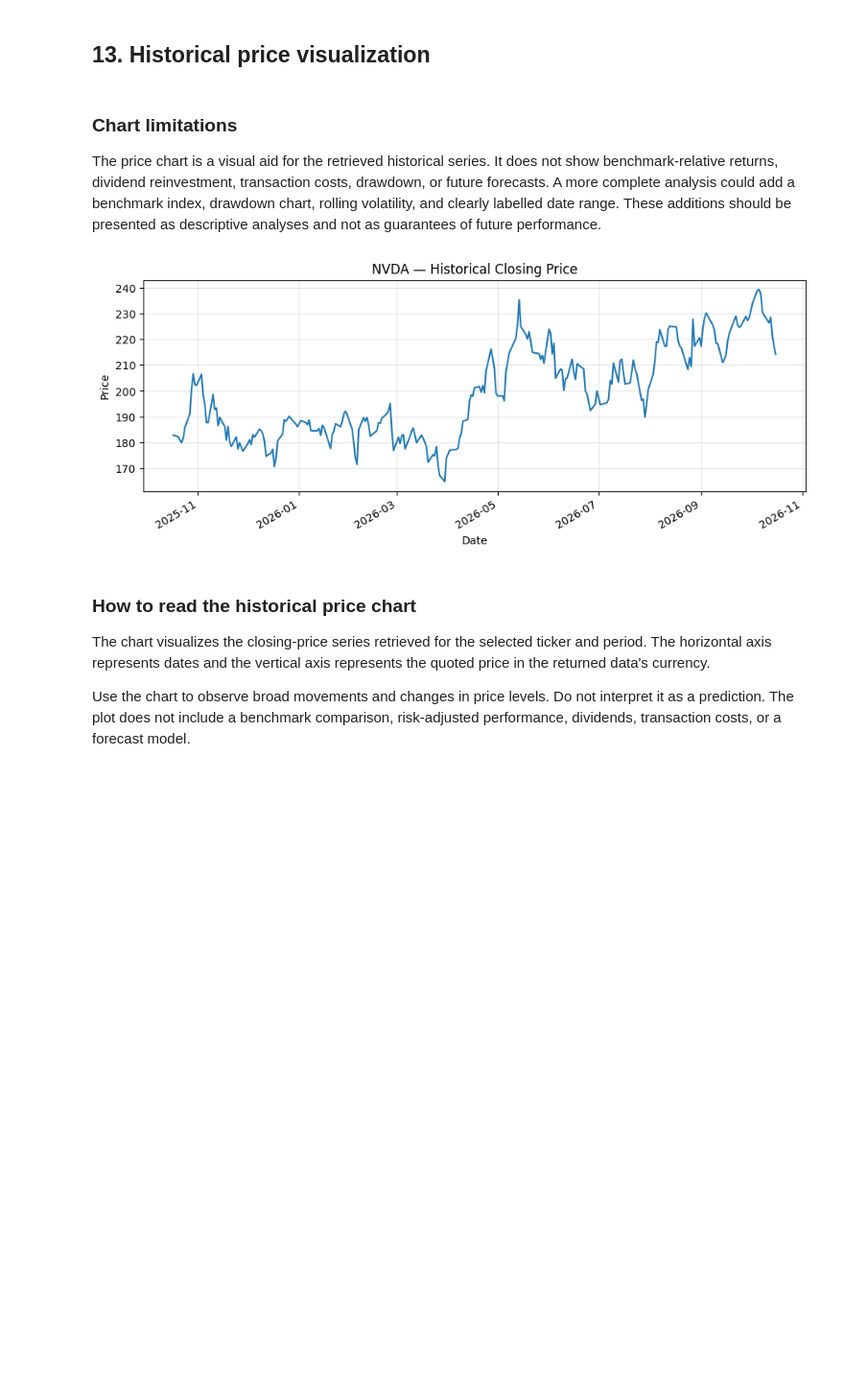
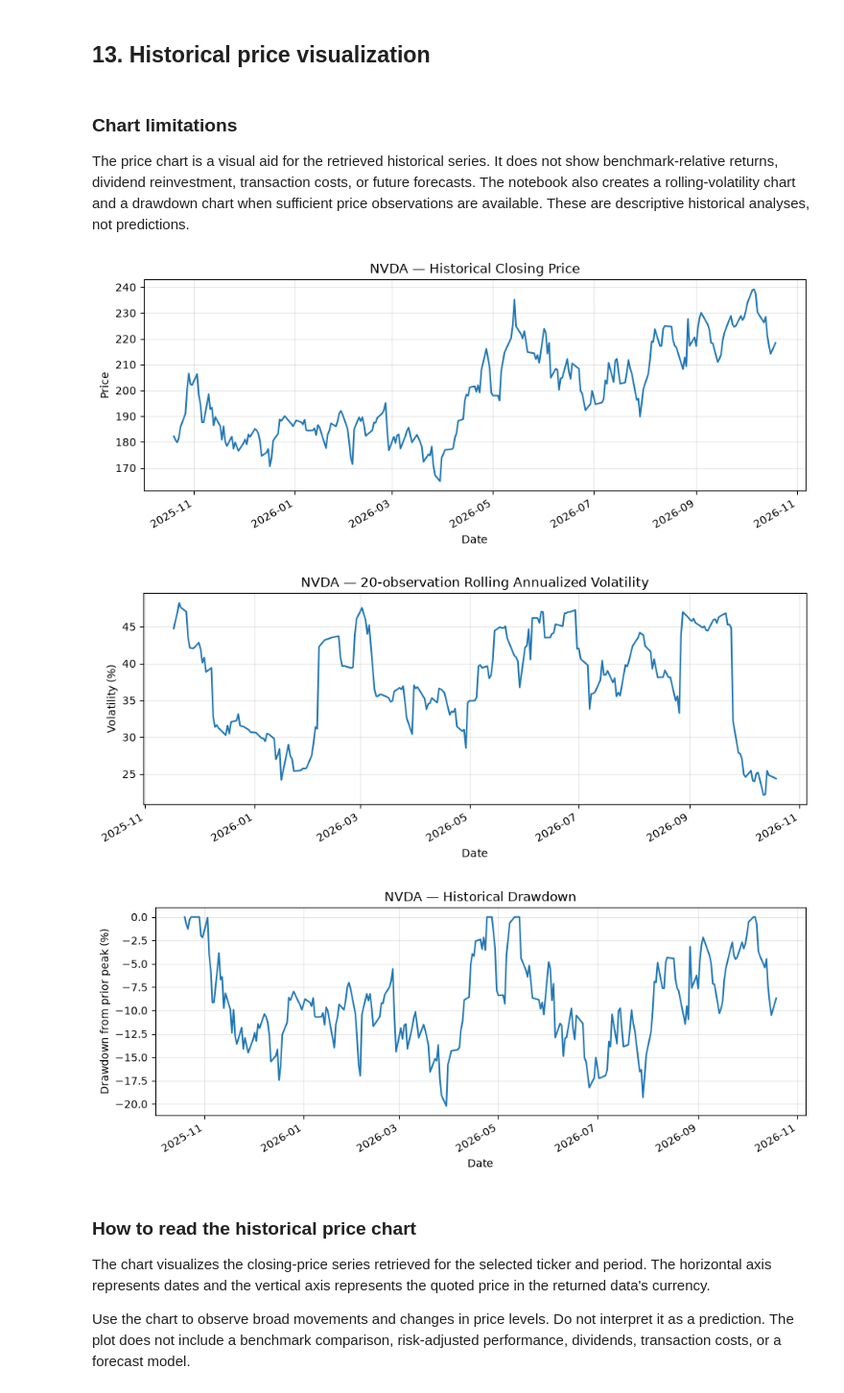
Before and after one commit to vishwakarmaamit1/aai-520-nlp_and_gen_ai_final_project, a Jupyter notebook: AAI_520_Multi_Agent_Investment_Research.ipynb, the cells around one changed output. Shown at 96% size. Drawn from its saved outputs; the diff is of its cells as text; code cells hidden in the pictures; blank space fills up the shorter version.

Commit message:
Refactor the code for Self-reflection, Learning across runs, Evaluator–optimizer, Relevant visualizations and Successful execution and testing

```diff
--- a/AAI_520_Multi_Agent_Investment_Research.ipynb
+++ b/AAI_520_Multi_Agent_Investment_Research.ipynb
@@ -132,15 +119,22 @@ This is a lightweight self-review and memory mechanism. The system does not upda
 # %%
 class PlannerAgent:
-    def plan(self, symbol):
+    """Create a baseline plan and add a recovery task when prior memory suggests it."""
+    def plan(self, symbol, prior_memory=None):
         symbol = symbol.strip().upper()
         if not re.fullmatch(r"[A-Z0-9.^=_-]{1,20}", symbol):
             raise ValueError("Invalid ticker symbol")
-        return [
+        plan = [
             {"step": 1, "specialist": "market", "tool": "history", "purpose": "Analyze historical price and returns"},
             {"step": 2, "specialist": "financial", "tool": "company_info", "purpose": "Retrieve company profile and key metrics"},
             {"step": 3, "specialist": "financial", "tool": "statements", "purpose": "Check financial statements"},
             {"step": 4, "specialist": "news", "tool": "news", "purpose": "Process recent news headlines"},
         ]
+        # Cross-run adaptation: previous news gaps trigger a planned second retrieval attempt.
+        prior_memory = prior_memory or []
+        if prior_memory and (prior_memory[-1].get("news_count", 0) == 0 or prior_memory[-1].get("tool_error_count", 0) > 0):
+            plan.append({"step": 5, "specialist": "news", "tool": "news",
+                         "purpose": "Recovery retrieval informed by a previous news gap or tool error"})
+        return plan
 
 planner = PlannerAgent()
 pd.DataFrame(planner.plan(SYMBOL))
@@ -589,20 +695,34 @@ The evaluator reported **8.3/10** because five of its six structural checks pass
 # %% [markdown]
 ### Chart limitations
 
-The price chart is a visual aid for the retrieved historical series. It does not show benchmark-relative returns, dividend reinvestment, transaction costs, drawdown, or future forecasts. A more complete analysis could add a benchmark index, drawdown chart, rolling volatility, and clearly labelled date range. These additions should be presented as descriptive analyses and not as guarantees of future performance.
+The price chart is a visual aid for the retrieved historical series. It does not show benchmark-relative returns, dividend reinvestment, transaction costs, or future forecasts. The notebook also creates a rolling-volatility chart and a drawdown chart when sufficient price observations are available. These are descriptive historical analyses, not predictions.
 # %%
+# Plot outputs from the current run so figures stay consistent with the generated report.
 if "market" in research and isinstance(research["market"].get("history"), pd.DataFrame):
     hist = research["market"]["history"]
     col = "Adj Close" if "Adj Close" in hist.columns else "Close"
-    hist[col].dropna().plot(figsize=(11, 4), title=f"{SYMBOL} — Historical Closing Price")
-    plt.xlabel("Date")
-    plt.ylabel("Price")
-    plt.grid(True, alpha=0.3)
-    plt.show()
+    close = pd.to_numeric(hist[col], errors="coerce").dropna()
+    if len(close) >= 2:
+        close.plot(figsize=(11, 4), title=f"{research['symbol']} — Historical Closing Price")
+        plt.xlabel("Date"); plt.ylabel("Price"); plt.grid(True, alpha=0.3); plt.show()
+
+        daily_returns = close.pct_change().dropna()
+        if len(daily_returns) >= 20:
+            rolling_vol = daily_returns.rolling(20).std() * np.sqrt(252) * 100
+            rolling_vol.plot(figsize=(11, 4), title=f"{research['symbol']} — 20-observation Rolling Annualized Volatility")
+            plt.xlabel("Date"); plt.ylabel("Volatility (%)"); plt.grid(True, alpha=0.3); plt.show()
+
+        drawdown = (close / close.cummax() - 1) * 100
+        drawdown.plot(figsize=(11, 4), title=f"{research['symbol']} — Historical Drawdown")
+        plt.xlabel("Date"); plt.ylabel("Drawdown from prior peak (%)"); plt.grid(True, alpha=0.3); plt.show()
+    else:
+        print("Price charts unavailable: fewer than two valid closing prices.")
 else:
-    print("Price chart unavailable; check data retrieval errors.")
+    print("Price chart unavailable; check the market tool trace and errors.")
 # %% [output]
-[figure, old version]
+[figure, new version]
+[figure, added]
+[figure, added]
 # %% [markdown]
 ### How to read the historical price chart
 
```
Also changed, not shown: parts of 28 cells of this notebook, 2 other files.
